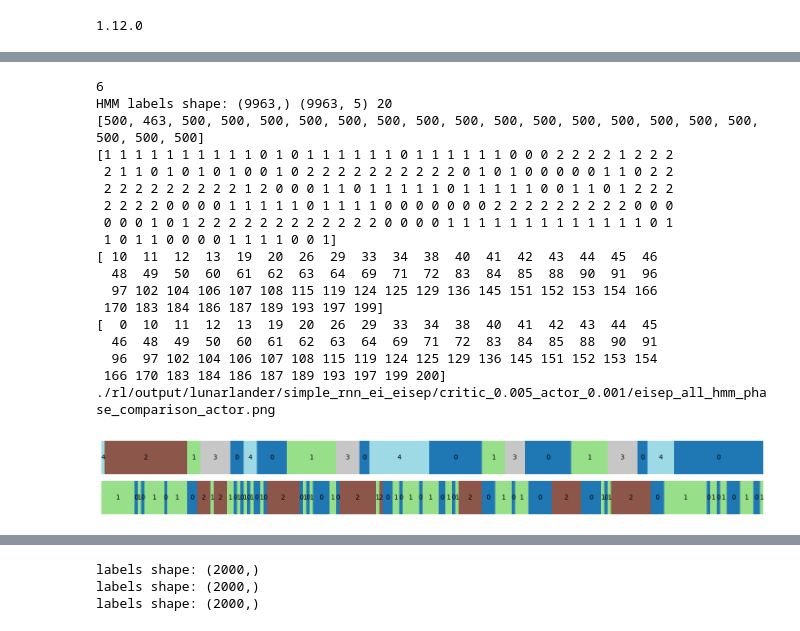
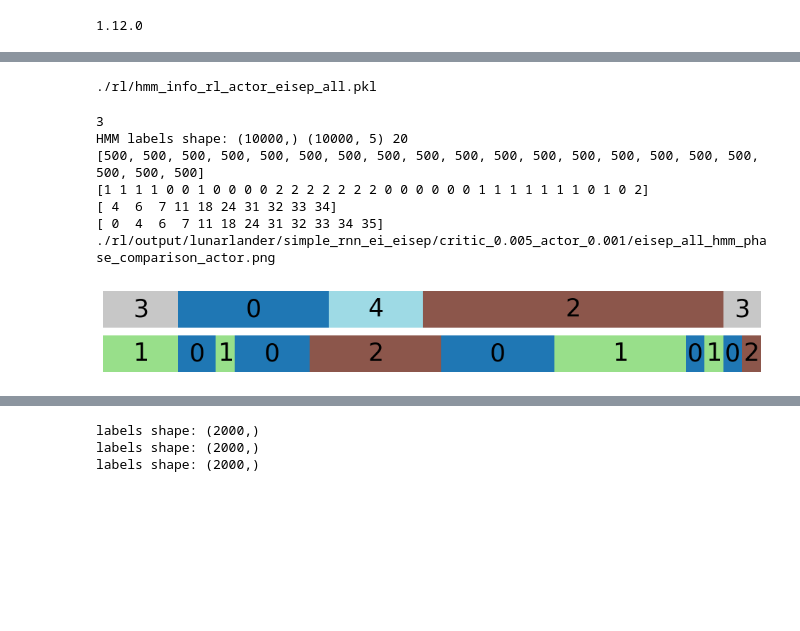
Before and after one commit to NeuroAIHub/EISep, a Jupyter notebook: docs/examples/rl_hmm.ipynb, the cells around one changed output, grey strips where cells are left out. Saved outputs shown, nothing was run; the diff lists cells and outputs as text; code cells hidden in the pictures; blank space fills up the shorter version.

```diff
--- a/docs/examples/rl_hmm.ipynb
+++ b/docs/examples/rl_hmm.ipynb
@@ -87,2 +161,13 @@ critic simple
 # %%
-print(ll_avg[0,1,1])
+output_path = './rl/hmm_metrics_rl.pkl'
+with open(output_path, 'rb') as f:
+    data = pkl.load(f)
+ll_avg = data['ll_avg']
+switch_rate = data['switch_rate']
+stickiness = data['stickiness']
+entropy = data['entropy']
+nmi = data['nmi']
+
+n_seed = 5
+network_names = ['critic', 'actor']
+validation_names = ['train', 'test']
@@ -226,12 +350,19 @@ va: min -0.88, max 0.34,           mean -0.00, std 0.12
 # %%
-fig, ax = plt.subplots(1,1, figsize=(12,4))
+fig, ax = plt.subplots(1,1, figsize=(8,3))
 fontsize = 15
+# right_limit = 40
+s = 100
+e = 135
 for i in range(buffer_hidden.shape[1]):
-    ax.plot(buffer_hidden[:100, i], label=f'unit {i}')
+    ax.plot(buffer_hidden[s:e, i], label=f'unit {i}')
     # print(buffer_hidden[:50,i])
 # ax.set_title(f'Hidden states of {network_name}', fontsize=fontsize)
+ax.set_xlim(0, e-s-1)
+ax.set_ylim(-1,1)
 ax.set_xlabel('Time step', fontsize=fontsize)
+ax.set_xticks(np.arange(0, e-s, 3), np.arange(0, e-s, 3))
 ax.set_ylabel('Hidden state value', fontsize=fontsize)
+ax.tick_params(labelsize=fontsize-2)
 # ax.legend()
 plt.tight_layout()
 # plt.show()
@@ -296,64 +427,64 @@ hmm_labels, hmm_post, hmm_model, hmm_scaler, hmm_lengths = fit_hmm_gaussian(
     n_iter=200,
     seed=0
 )
+# %%
+hmm_info = {'model': hmm_model, 'label': hmm_labels, 'post': hmm_post, 'scaler': hmm_scaler, 'lengths': hmm_lengths}
+with open(f'./rl/hmm_info_rl_{network_name}_{configuration}.pkl', 'wb') as f:
+    pkl.dump(hmm_info, f)
+    print(f'./rl/hmm_info_rl_{network_name}_{configuration}.pkl')
+# %% [output]
+./rl/hmm_info_rl_actor_eisep_all.pkl
 # %%
 from rl.rl_util import tag_lunar_lander_phases_batch_2
-buffer_phase = tag_lunar_lander_phases_batch_2(buffer_state, buffer_action, buffer_done)  # [L,]
+info = pkl.load(open(f'./rl/hmm_info_rl_{network_name}_{configuration}.pkl', 'rb'))
+hmm_labels = info['label']
+hmm_post = info['post']
+hmm_lengths = info['lengths']
+buffer_phase, uncategorized_frac = tag_lunar_lander_phases_batch_2(buffer_state, buffer_action, buffer_done)  # [L,]
 n_phase = buffer_phase.max()+1
 print(n_phase)
 print("HMM labels shape:", hmm_labels.shape, hmm_post.shape, len(hmm_lengths) )
 print(hmm_lengths)
-fig, ax = plt.subplots(2,1, figsize=(18,2))
-si = 0
-ei = 200
+fig, ax = plt.subplots(2,1, figsize=(12,1.5))
+si = 100
+ei = 135
 hmm_label_present = hmm_labels[si:ei]
 buffer_phase_present = buffer_phase[si:ei]
 ax[0].imshow(hmm_labels[np.newaxis, si:ei], aspect='auto', cmap='tab20', vmin=0, vmax=n_components-1)
 ax[1].imshow(buffer_phase[np.newaxis, si:ei], aspect='auto', cmap='tab20', vmin=0, vmax=n_components-1)
 # print(hmm_labels[si:ei])
 print(buffer_phase[si:ei])
 boundaries = np.where(np.diff(hmm_label_present))[0]+1
 phase_boundaries = np.where(np.diff(buffer_phase_present))[0]+1
 # print(boundaries)
 print(phase_boundaries)
 zero_plus_boundaries = np.concatenate(([0], boundaries, [ei-si]))
 zero_plus_phase_boundaries = np.concatenate(([0], phase_boundaries, [ei-si]))
 # print(zero_plus_boundaries)
 print(zero_plus_phase_boundaries)
 centers = (zero_plus_boundaries[:-1] + zero_plus_boundaries[1:]) / 2 - 0.5
 phase_centers = (zero_plus_phase_boundaries[:-1] + zero_plus_phase_boundaries[1:]) / 2 - 0.5
 for i, c in enumerate(centers):
-    ax[0].text(c, 0, hmm_label_present[zero_plus_boundaries[i]], color='k', ha='center', va='center')
+    ax[0].text(c, 0, hmm_label_present[zero_plus_boundaries[i]], color='k', ha='center', va='center', fontsize=25)
 for i, c in enumerate(phase_centers):
-    ax[1].text(c, 0, buffer_phase_present[zero_plus_phase_boundaries[i]], color='k', ha='center', va='center')
+    ax[1].text(c, 0, buffer_phase_present[zero_plus_phase_boundaries[i]], color='k', ha='center', va='center', fontsize=25)
 ax[0].axis('off')
 ax[1].axis('off')
 # ax[0].set_xlim(0, ei - si)
 # ax[1].set_xlim(0, ei - si)
 path = f'./rl/output/lunarlander/simple_{simple_type}_ei_{ei_type}/critic_{critic_lr}_actor_{actor_lr}/{configuration}_hmm_phase_comparison_{network_name}.png'
 os.makedirs(os.path.dirname(path), exist_ok=True)
 plt.savefig(path, dpi=400)
 print(path)
 # %% [output]
-6
-HMM labels shape: (9963,) (9963, 5) 20
-[500, 463, 500, 500, 500, 500, 500, 500, 500, 500, 500, 500, 500, 500, 500, 500, 500, 500, 500, 500]
-[1 1 1 1 1 1 1 1 1 1 0 1 0 1 1 1 1 1 1 0 1 1 1 1 1 1 0 0 0 2 2 2 2 1 2 2 2
- 2 1 1 0 1 0 1 0 1 0 0 1 0 2 2 2 2 2 2 2 2 2 2 0 1 0 1 0 0 0 0 0 1 1 0 2 2
- 2 2 2 2 2 2 2 2 2 1 2 0 0 0 1 1 0 1 1 1 1 1 0 1 1 1 1 1 0 0 1 1 0 1 2 2 2
- 2 2 2 2 0 0 0 0 1 1 1 1 1 0 1 1 1 1 0 0 0 0 0 0 0 2 2 2 2 2 2 2 2 2 0 0 0
- 0 0 0 1 0 1 2 2 2 2 2 2 2 2 2 2 2 2 0 0 0 0 1 1 1 1 1 1 1 1 1 1 1 1 1 0 1
- 1 0 1 1 0 0 0 0 1 1 1 1 0 0 1]
-[ 10  11  12  13  19  20  26  29  33  34  38  40  41  42  43  44  45  46
-  48  49  50  60  61  62  63  64  69  71  72  83  84  85  88  90  91  96
-  97 102 104 106 107 108 115 119 124 125 129 136 145 151 152 153 154 166
- 170 183 184 186 187 189 193 197 199]
-[  0  10  11  12  13  19  20  26  29  33  34  38  40  41  42  43  44  45
-  46  48  49  50  60  61  62  63  64  69  71  72  83  84  85  88  90  91
-  96  97 102 104 106 107 108 115 119 124 125 129 136 145 151 152 153 154
- 166 170 183 184 186 187 189 193 197 199 200]
+3
+HMM labels shape: (10000,) (10000, 5) 20
+[500, 500, 500, 500, 500, 500, 500, 500, 500, 500, 500, 500, 500, 500, 500, 500, 500, 500, 500, 500]
+[1 1 1 1 0 0 1 0 0 0 0 2 2 2 2 2 2 2 0 0 0 0 0 0 1 1 1 1 1 1 1 0 1 0 2]
+[ 4  6  7 11 18 24 31 32 33 34]
+[ 0  4  6  7 11 18 24 31 32 33 34 35]
 ./rl/output/lunarlander/simple_rnn_ei_eisep/critic_0.005_actor_0.001/eisep_all_hmm_phase_comparison_actor.png
-[figure, old version]
+[figure, new version]
 # %%
 ## split train and test and calculate the score
 zero_plus_boundaries = np.cumsum(hmm_lengths)
```
Also changed, not shown: parts of 14 cells of this notebook, 5 other files.
